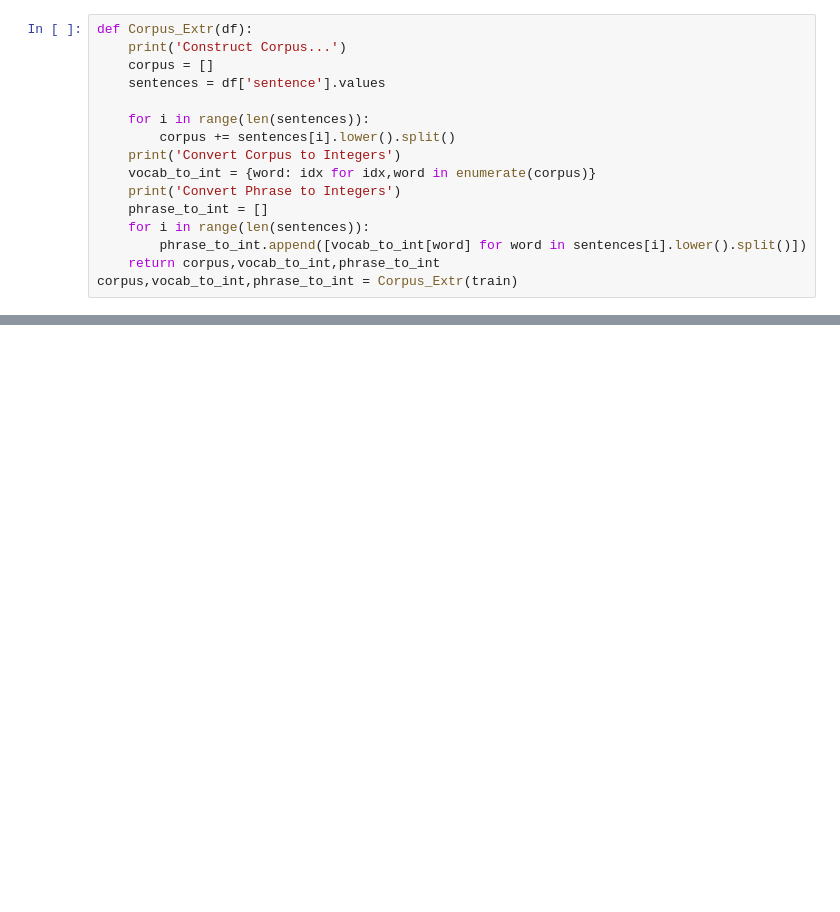
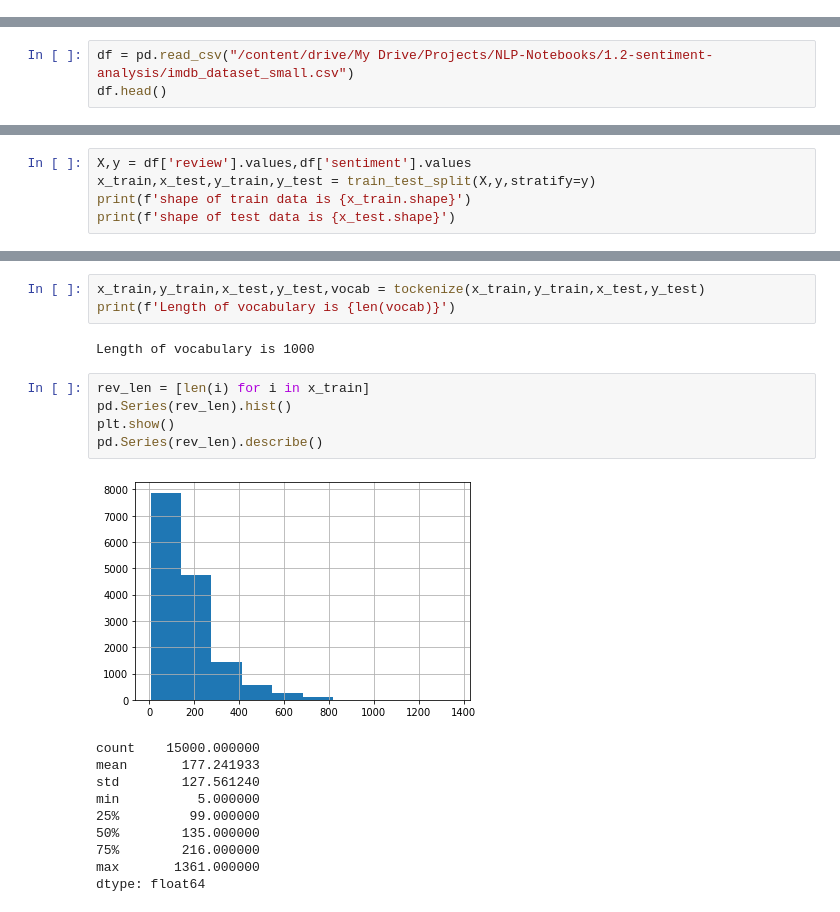
Before and after one commit to joydeb28/NLP-Notebooks, a Jupyter notebook: 1.2-sentiment-analysis/sentiment_classfication_pytorch.ipynb, the cells around one changed output, grey strips where cells are left out. Saved outputs shown, nothing was run; the diff lists cells and outputs as text; blank space fills up the shorter version.

```diff
--- a/1.2-sentiment-analysis/sentiment_classfication_pytorch.ipynb
+++ b/1.2-sentiment-analysis/sentiment_classfication_pytorch.ipynb
@@ -50,16 +0,0 @@ train.head()
-# %%
-def Corpus_Extr(df):
-    print('Construct Corpus...')
-    corpus = []
-    sentences = df['sentence'].values
-
-    for i in range(len(sentences)):
-        corpus += sentences[i].lower().split()
-    print('Convert Corpus to Integers')
-    vocab_to_int = {word: idx for idx,word in enumerate(corpus)}
-    print('Convert Phrase to Integers')
-    phrase_to_int = []
-    for i in range(len(sentences)):
-        phrase_to_int.append([vocab_to_int[word] for word in sentences[i].lower().split()])
-    return corpus,vocab_to_int,phrase_to_int
-corpus,vocab_to_int,phrase_to_int = Corpus_Extr(train)
@@ -95,0 +39,3 @@ class PhraseDataset(Dataset):
+# %%
+df = pd.read_csv("/content/drive/My Drive/Projects/NLP-Notebooks/1.2-sentiment-analysis/imdb_dataset_small.csv")
+df.head()
@@ -95,0 +49,5 @@ class PhraseDataset(Dataset):
+# %%
+X,y = df['review'].values,df['sentiment'].values
+x_train,x_test,y_train,y_test = train_test_split(X,y,stratify=y)
+print(f'shape of train data is {x_train.shape}')
+print(f'shape of test data is {x_test.shape}')
@@ -95,0 +96,21 @@ class PhraseDataset(Dataset):
+# %%
+x_train,y_train,x_test,y_test,vocab = tockenize(x_train,y_train,x_test,y_test)
+print(f'Length of vocabulary is {len(vocab)}')
+# %% [output]
+Length of vocabulary is 1000
+# %%
+rev_len = [len(i) for i in x_train]
+pd.Series(rev_len).hist()
+plt.show()
+pd.Series(rev_len).describe()
+# %% [output]
+[figure, added]
+count    15000.000000
+mean       177.241933
+std        127.561240
+min          5.000000
+25%         99.000000
+50%        135.000000
+75%        216.000000
+max       1361.000000
+dtype: float64
```
Also changed, not shown: parts of 29 cells of this notebook.
